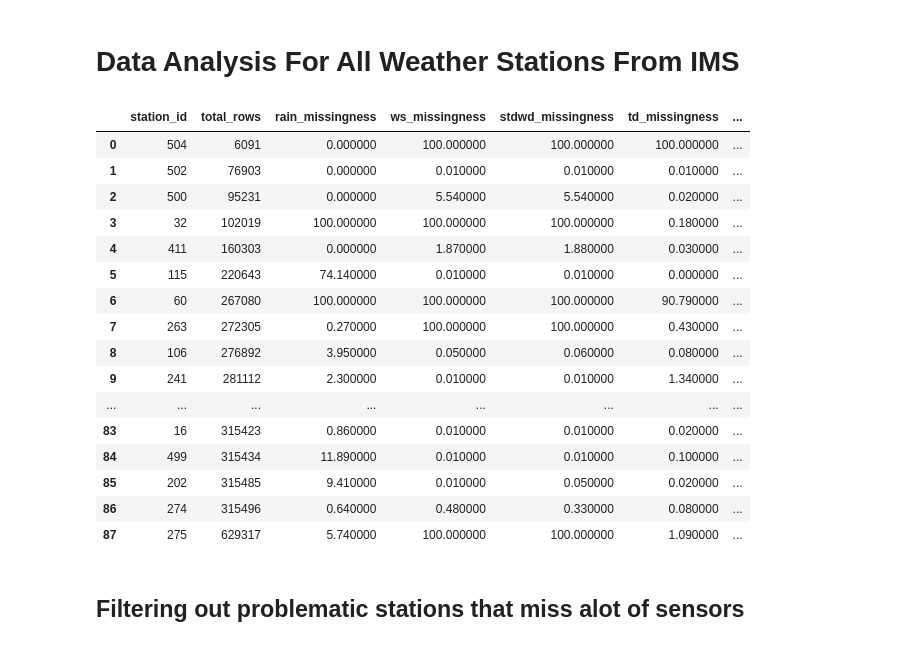
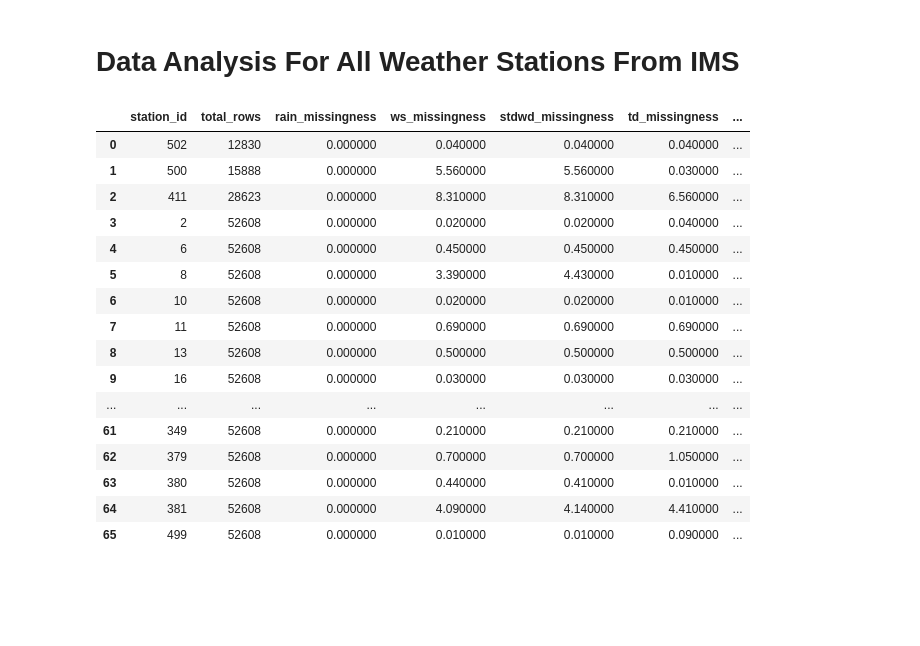
Before and after one commit to jadosh123/SparseData-AI-Precipitation-Forecasting, a Jupyter notebook: src/weather_engine/data_inspection.ipynb, the cells around one changed output. Cells and saved outputs as stored; diff of their text form; code cells hidden in the pictures; blank space fills up the shorter version.

```diff
--- a/src/weather_engine/data_inspection.ipynb
+++ b/src/weather_engine/data_inspection.ipynb
@@ -4,55 +4,54 @@
 import pandas as pd
 from weather_engine.database import engine
 
-CORE_FEATURES = ['rain', 'ws', 'stdwd', 'td', 'rh', 'tdmax', 'tdmin', 'wd']
+CORE_FEATURES = pd.read_sql("SELECT * FROM clean_station_data LIMIT 0", engine).columns.tolist()
+CORE_FEATURES = [c for c in CORE_FEATURES if c not in ('timestamp', 'station_id')]
 
 missingness_cols_sql = ', '.join([
     f"ROUND(100.0 * SUM(CASE WHEN {col} IS NULL THEN 1 ELSE 0 END) / COUNT(*), 2) AS {col}_missingness"
     for col in CORE_FEATURES
 ])
 
 query = f"""
     SELECT
         station_id,
         COUNT(*) as total_rows,
         {missingness_cols_sql}
-    FROM raw_station_data
+    FROM clean_station_data
     GROUP BY station_id
     ORDER BY total_rows ASC
 """
 
 final_report_df = pd.read_sql(query, engine)
 
 # Pull coordinates and join
 coords_df = pd.read_sql("SELECT station_id, latitude, longitude FROM station_metadata", engine)
 station_coords_df = final_report_df.merge(coords_df, on='station_id', how='left')
 
 missingness_cols = [c for c in final_report_df.columns if c.endswith('_missingness')]
 with pd.option_context('display.max_rows', None, 'display.max_columns', None):
     styled_df = final_report_df.style.background_gradient(
         cmap='RdYlGn_r',
         subset=missingness_cols,
         vmin=0,
         vmax=100
     )
     display(styled_df)
 # %% [output]
 |  | station_id | total_rows | rain_missingness | ws_missingness | stdwd_missingness | td_missingness | ... |
-| 0 | 504 | 6091 | 0.000000 | 100.000000 | 100.000000 | 100.000000 | ... |
-| 1 | 502 | 76903 | 0.000000 | 0.010000 | 0.010000 | 0.010000 | ... |
-| 2 | 500 | 95231 | 0.000000 | 5.540000 | 5.540000 | 0.020000 | ... |
-| 3 | 32 | 102019 | 100.000000 | 100.000000 | 100.000000 | 0.180000 | ... |
-| 4 | 411 | 160303 | 0.000000 | 1.870000 | 1.880000 | 0.030000 | ... |
-| 5 | 115 | 220643 | 74.140000 | 0.010000 | 0.010000 | 0.000000 | ... |
-| 6 | 60 | 267080 | 100.000000 | 100.000000 | 100.000000 | 90.790000 | ... |
-| 7 | 263 | 272305 | 0.270000 | 100.000000 | 100.000000 | 0.430000 | ... |
-| 8 | 106 | 276892 | 3.950000 | 0.050000 | 0.060000 | 0.080000 | ... |
-| 9 | 241 | 281112 | 2.300000 | 0.010000 | 0.010000 | 1.340000 | ... |
+| 0 | 502 | 12830 | 0.000000 | 0.040000 | 0.040000 | 0.040000 | ... |
+| 1 | 500 | 15888 | 0.000000 | 5.560000 | 5.560000 | 0.030000 | ... |
+| 2 | 411 | 28623 | 0.000000 | 8.310000 | 8.310000 | 6.560000 | ... |
+| 3 | 2 | 52608 | 0.000000 | 0.020000 | 0.020000 | 0.040000 | ... |
+| 4 | 6 | 52608 | 0.000000 | 0.450000 | 0.450000 | 0.450000 | ... |
+| 5 | 8 | 52608 | 0.000000 | 3.390000 | 4.430000 | 0.010000 | ... |
+| 6 | 10 | 52608 | 0.000000 | 0.020000 | 0.020000 | 0.010000 | ... |
+| 7 | 11 | 52608 | 0.000000 | 0.690000 | 0.690000 | 0.690000 | ... |
+| 8 | 13 | 52608 | 0.000000 | 0.500000 | 0.500000 | 0.500000 | ... |
+| 9 | 16 | 52608 | 0.000000 | 0.030000 | 0.030000 | 0.030000 | ... |
 | ... | ... | ... | ... | ... | ... | ... | ... |
-| 83 | 16 | 315423 | 0.860000 | 0.010000 | 0.010000 | 0.020000 | ... |
-| 84 | 499 | 315434 | 11.890000 | 0.010000 | 0.010000 | 0.100000 | ... |
-| 85 | 202 | 315485 | 9.410000 | 0.010000 | 0.050000 | 0.020000 | ... |
-| 86 | 274 | 315496 | 0.640000 | 0.480000 | 0.330000 | 0.080000 | ... |
-| 87 | 275 | 629317 | 5.740000 | 100.000000 | 100.000000 | 1.090000 | ... |
+| 61 | 349 | 52608 | 0.000000 | 0.210000 | 0.210000 | 0.210000 | ... |
+| 62 | 379 | 52608 | 0.000000 | 0.700000 | 0.700000 | 1.050000 | ... |
+| 63 | 380 | 52608 | 0.000000 | 0.440000 | 0.410000 | 0.010000 | ... |
+| 64 | 381 | 52608 | 0.000000 | 4.090000 | 4.140000 | 4.410000 | ... |
+| 65 | 499 | 52608 | 0.000000 | 0.010000 | 0.010000 | 0.090000 | ... |
-# %% [markdown]
-## Filtering out problematic stations that miss alot of sensors
```
Also changed, not shown: parts of 5 cells of this notebook, 4 other files.
